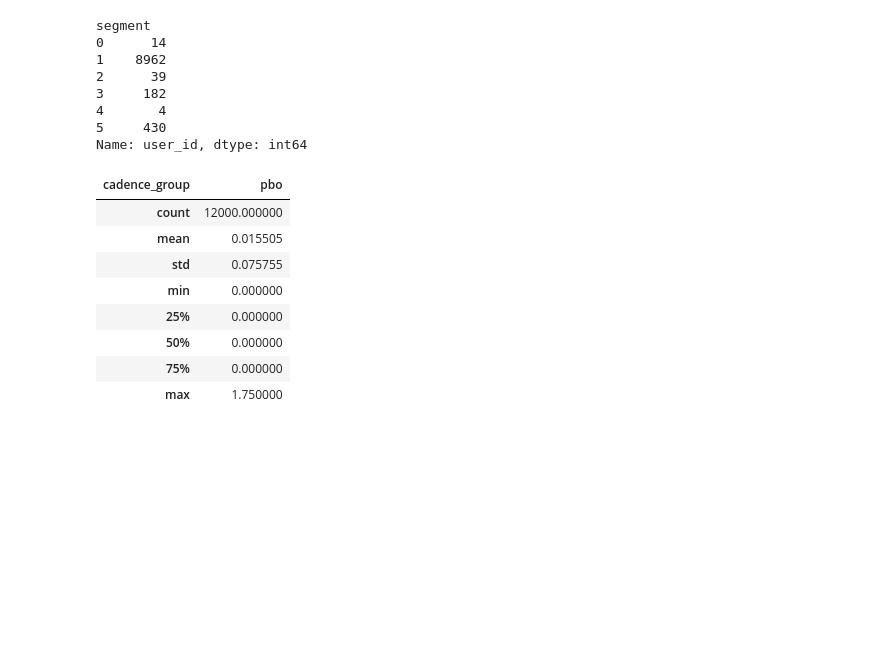
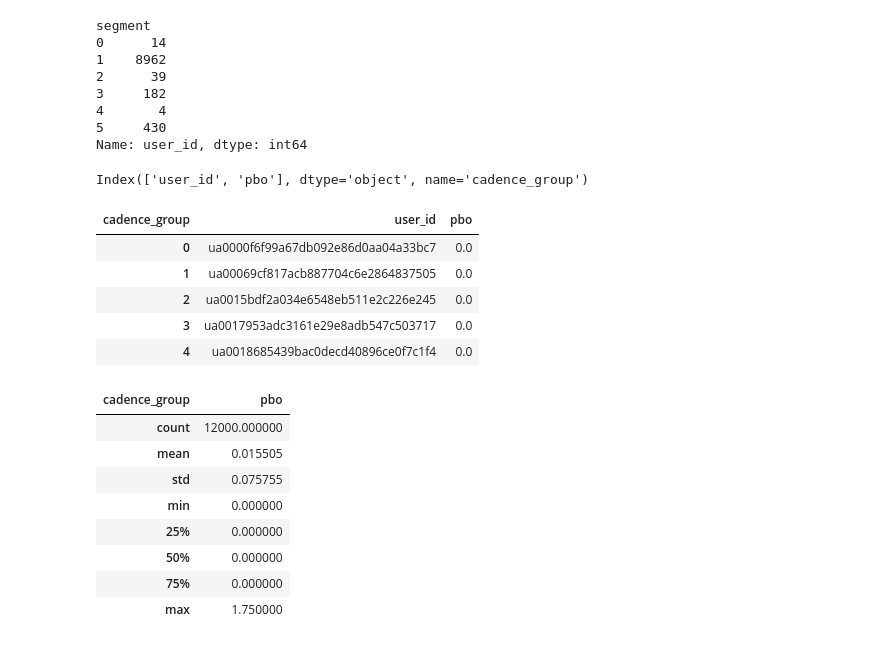
Before and after one commit to jamiewessels/jtech_v2, a Jupyter notebook: v2_exploration.ipynb, the cells around one changed output. Saved outputs shown, nothing was run; the diff lists cells and outputs as text; code cells hidden in the pictures; blank space fills up the shorter version.

```diff
--- a/v2_exploration.ipynb
+++ b/v2_exploration.ipynb
@@ -268,6 +268,19 @@ def cvr_by_cadence_group(pb, cadence_group):
     return ctr_output, iap_output
 # %%
 ctr_session, iap_session = cvr_by_cadence_group(pb, 'pbo')
+# %%
+ctr_session.columns
+# %% [output]
+Index(['user_id', 'pbo'], dtype='object', name='cadence_group')
+# %%
+ctr_session.head()
+# %% [output]
+| cadence_group | user_id | pbo |
+| 0 | ua0000f6f99a67db092e86d0aa04a33bc7 | 0.0 |
+| 1 | ua00069cf817acb887704c6e2864837505 | 0.0 |
+| 2 | ua0015bdf2a034e6548eb511e2c226e245 | 0.0 |
+| 3 | ua0017953adc3161e29e8adb547c503717 | 0.0 |
+| 4 | ua0018685439bac0decd40896ce0f7c1f4 | 0.0 |
 # %%
 ctr_session.describe()
 # %% [output]
```
Also changed, not shown: 5 other files.
